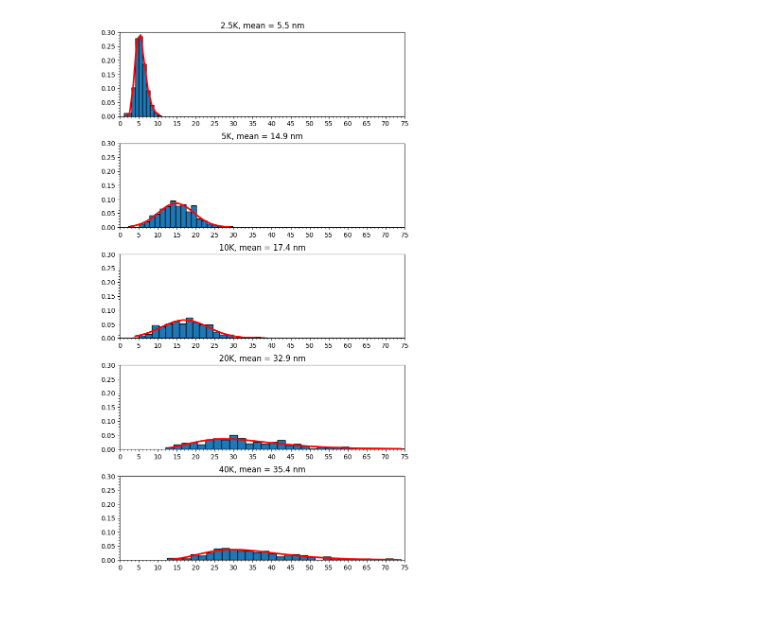
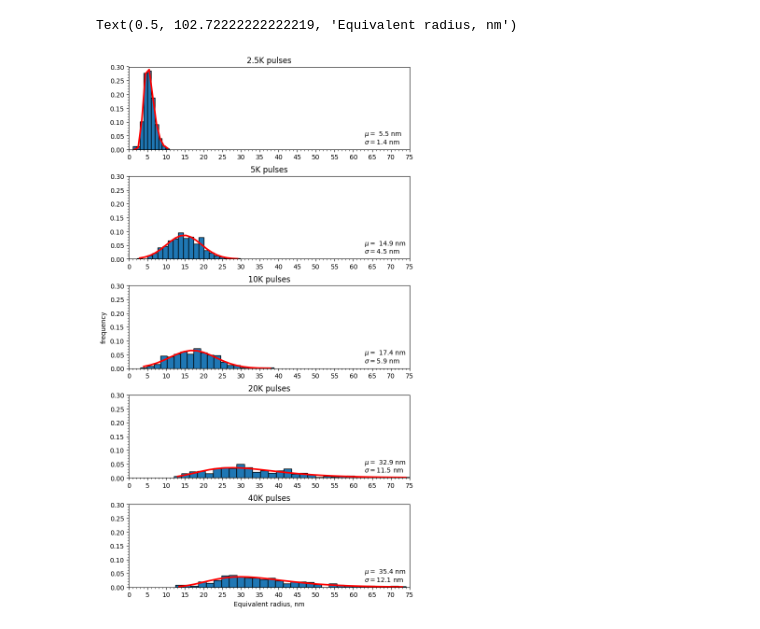
Before and after one commit to OneMoreGate/Ru_article, a Jupyter notebook: Cells_size/data_calc.ipynb, the cells around one changed output. Saved outputs shown, nothing was run; the diff lists cells and outputs as text; code cells hidden in the pictures.

```diff
--- a/Cells_size/data_calc.ipynb
+++ b/Cells_size/data_calc.ipynb
@@ -28,26 +28,32 @@ def log_norm(x, mu, sigma):
 # %%
 fig, ax = plt.subplots(ncols=1, nrows=5, figsize = [7,12])
 fig.tight_layout(pad=2)
 
 bins_coll = [10, 20 , 20, 30, 30]
 
 for i in range(len(ax)):
     ax[i].set_xlim([0, 75])
     ax[i].set_ylim([0, 0.3])
     ax[i].xaxis.set_major_locator(ticker.MultipleLocator(5))
     ax[i].xaxis.set_minor_locator(ticker.MultipleLocator(1))
     ax[i].yaxis.set_major_locator(ticker.MultipleLocator(0.05))
     ax[i].yaxis.set_minor_locator(ticker.MultipleLocator(0.01))
-    ax[i].set_title(f'{ticks[i]}, mean = {(data[i].mean(axis=0)):,.1f} nm')
+    ax[i].set_title(f'{ticks[i]} pulses')
+    ax[i].text(63, 0.05, rf'$\mu = $ {(data[i].mean(axis=0)):,.1f} nm')
+    ax[i].text(63, 0.02, r'$\sigma = $' + f'{(data[i].std(axis=0)):,.1f} nm')
     counts, bins, _ = ax[i].hist(data[i], bins=bins_coll[i], density=True, edgecolor = 'black')
     bin_centers = (bins[1:] + bins[:-1]) / 2
     if i in [0,3,4]:
         popt, _ = curve_fit(log_norm, bin_centers, counts, p0=[0, 1])
         ax[i].plot(bin_centers, log_norm(bin_centers, *popt), color='red', label='Fitted curve', linewidth = 2.5)
     else:
         popt, _ = curve_fit(gaussian, bin_centers, counts, p0=[0, 1])
         ax[i].plot(bin_centers, gaussian(bin_centers, *popt), color='red', label='Fitted curve', linewidth = 2.5)
 
+ax[2].set_ylabel('frequency')
+ax[4].set_xlabel('Equivalent radius, nm')
+
 #plt.savefig('size_distr.png', bbox_inches = 'tight', dpi = 300)
 # %% [output]
+Text(0.5, 102.72222222222219, 'Equivalent radius, nm')
-[figure, old version]
+[figure, new version]
```
Also changed, not shown: parts of 2 cells of this notebook.
